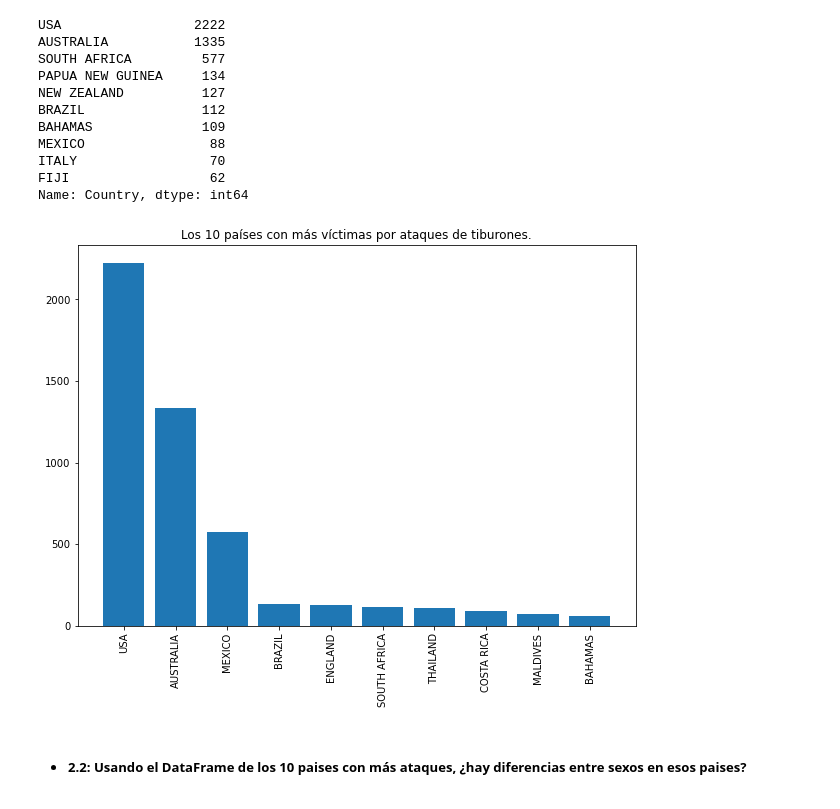
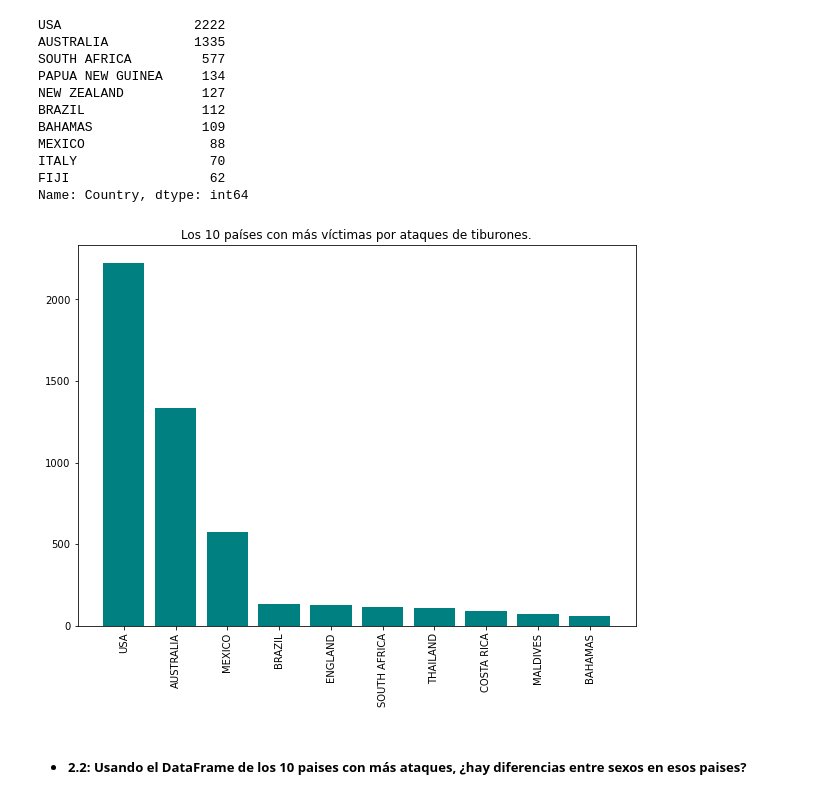
Before and after one commit to Adalab/DA-promo-a-modulo-2-pair-2-Almudena-Olivia, a Jupyter notebook: EDA/EDA 3/pair_programming-eda_3.ipynb, the cells around one changed output. Saved outputs shown, nothing was run; the diff lists cells and outputs as text; code cells hidden in the pictures.

```diff
--- a/EDA/EDA 3/pair_programming-eda_3.ipynb
+++ b/EDA/EDA 3/pair_programming-eda_3.ipynb
@@ -43,16 +43,16 @@ Name: Country, dtype: int64
 # %%
 x= df['Country'].unique()[:10]
 y = df['Country'].value_counts()[:10]
 
 plt.figure()
 plt.xticks(rotation='vertical')
 plt.title('Los 10 países con más víctimas por ataques de tiburones.')
-plt.bar(x,y)
+plt.bar(x,y, color ='teal')
 plt.gcf().set_size_inches(10, 7)
 
 plt.show()
 # %% [output]
-[figure, old version]
+[figure, new version]
 # %% [markdown]
  - ##### 2.2: Usando el DataFrame de los 10 paises con más ataques, ¿hay diferencias entre sexos en esos paises?
 # %%
```
